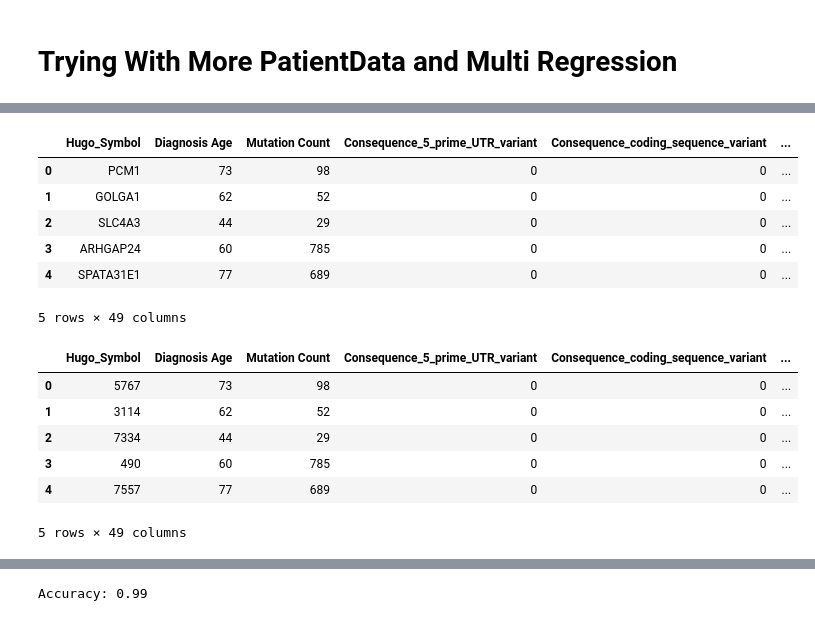
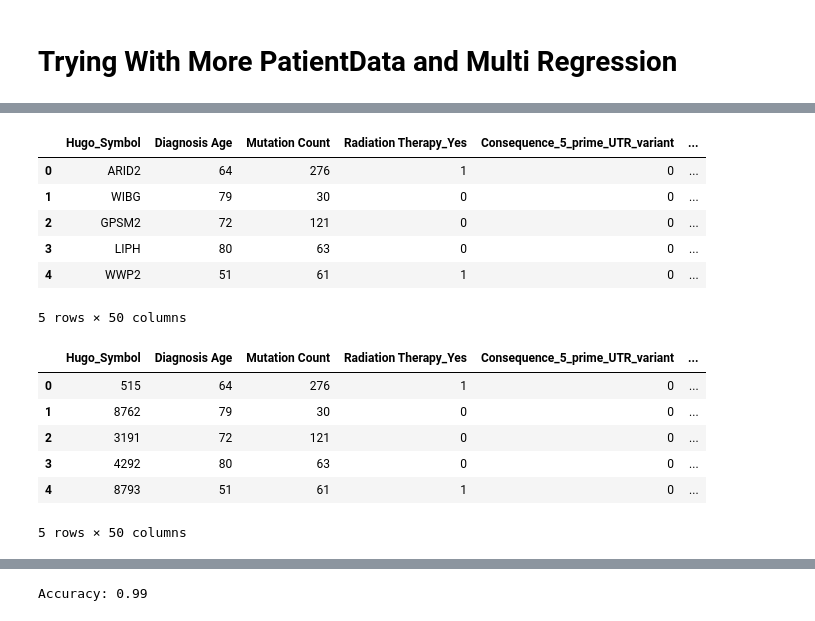
Before and after one commit to RohanKaushikan/CancerBioinformatics, a Jupyter notebook: CombinedData.ipynb, the cells around one changed output, grey strips where cells are left out. Drawn from its saved outputs; the diff is of its cells as text; code cells hidden in the pictures.

```diff
--- a/CombinedData.ipynb
+++ b/CombinedData.ipynb
@@ -77,13 +77,13 @@ print(len(Counter(df_downsampled['Hugo_Symbol'])))
 # %%
-categorical_features = ['Consequence', 'Variant_Classification', 'Cancer Stage', 'Race']
+categorical_features = ['Radiation Therapy', 'Consequence', 'Variant_Classification', 'Cancer Stage', 'Race']
 #categorical_transformer = Pipeline(steps=[('onehot', OneHotEncoder(handle_unknown='ignore'))])
 x_encoded = pd.get_dummies(X, columns = categorical_features, drop_first = True)
 x_encoded.head()
 # %% [output]
-|  | Hugo_Symbol | Diagnosis Age | Mutation Count | Consequence_5_prime_UTR_variant | Consequence_coding_sequence_variant | ... |
-| 0 | PCM1 | 73 | 98 | 0 | 0 | ... |
-| 1 | GOLGA1 | 62 | 52 | 0 | 0 | ... |
-| 2 | SLC4A3 | 44 | 29 | 0 | 0 | ... |
-| 3 | ARHGAP24 | 60 | 785 | 0 | 0 | ... |
-| 4 | SPATA31E1 | 77 | 689 | 0 | 0 | ... |
+|  | Hugo_Symbol | Diagnosis Age | Mutation Count | Radiation Therapy_Yes | Consequence_5_prime_UTR_variant | ... |
+| 0 | ARID2 | 64 | 276 | 1 | 0 | ... |
+| 1 | WIBG | 79 | 30 | 0 | 0 | ... |
+| 2 | GPSM2 | 72 | 121 | 0 | 0 | ... |
+| 3 | LIPH | 80 | 63 | 0 | 0 | ... |
+| 4 | WWP2 | 51 | 61 | 1 | 0 | ... |
-5 rows × 49 columns
+5 rows × 50 columns
@@ -92,13 +94,13 @@ label_encoder = LabelEncoder()
 x_encoded['Hugo_Symbol'] = label_encoder.fit_transform(x_encoded['Hugo_Symbol'])
 x_encoded.head()
 # %% [output]
-|  | Hugo_Symbol | Diagnosis Age | Mutation Count | Consequence_5_prime_UTR_variant | Consequence_coding_sequence_variant | ... |
-| 0 | 5767 | 73 | 98 | 0 | 0 | ... |
-| 1 | 3114 | 62 | 52 | 0 | 0 | ... |
-| 2 | 7334 | 44 | 29 | 0 | 0 | ... |
-| 3 | 490 | 60 | 785 | 0 | 0 | ... |
-| 4 | 7557 | 77 | 689 | 0 | 0 | ... |
+|  | Hugo_Symbol | Diagnosis Age | Mutation Count | Radiation Therapy_Yes | Consequence_5_prime_UTR_variant | ... |
+| 0 | 515 | 64 | 276 | 1 | 0 | ... |
+| 1 | 8762 | 79 | 30 | 0 | 0 | ... |
+| 2 | 3191 | 72 | 121 | 0 | 0 | ... |
+| 3 | 4292 | 80 | 63 | 0 | 0 | ... |
+| 4 | 8793 | 51 | 61 | 1 | 0 | ... |
-5 rows × 49 columns
+5 rows × 50 columns
 # %%
 X_train, X_test, y_train, y_test = train_test_split(x_encoded, y, test_size=0.2, random_state=42, stratify = y)
 # %%
```
Also changed, not shown: parts of 51 cells of this notebook.
